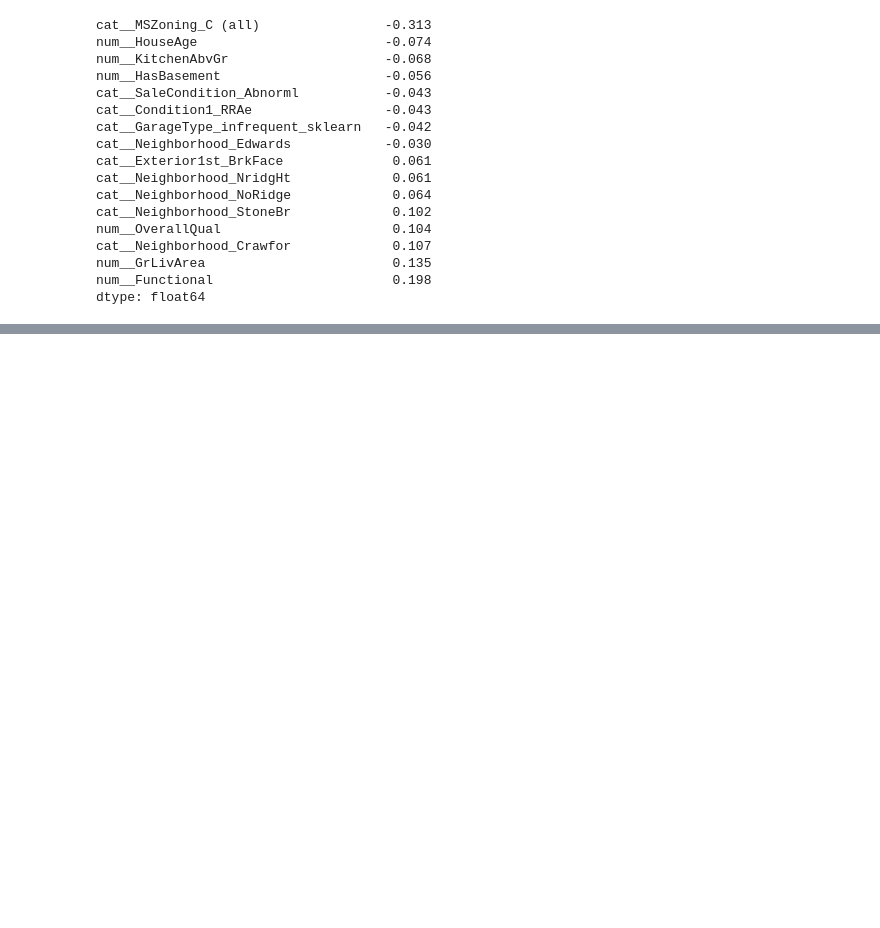
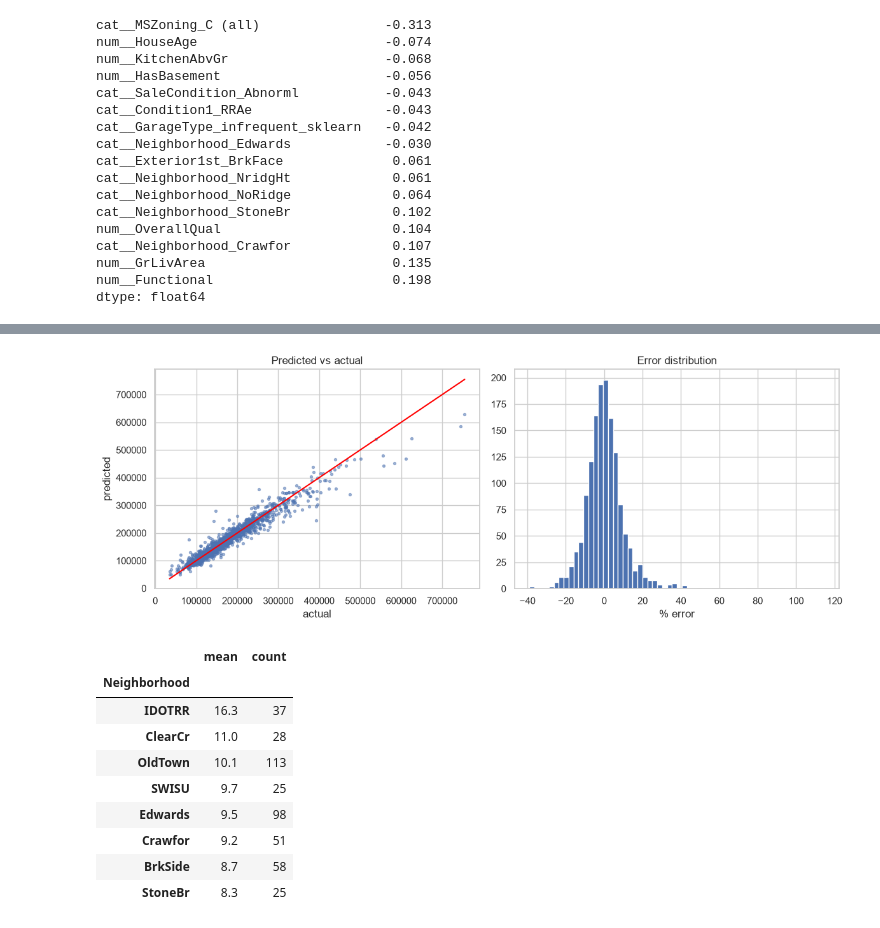
Before and after one commit to Hakimaj/house-prices-kaggle, a Jupyter notebook: notebooks/02_modeling.ipynb, the cells around one changed output, grey strips where cells are left out. Cells and saved outputs as stored; diff of their text form; code cells hidden in the pictures; blank space fills up the shorter version.

Commit message:
blend,final test

```diff
--- a/notebooks/02_modeling.ipynb
+++ b/notebooks/02_modeling.ipynb
@@ -176,0 +262,9 @@ dtype: float64
+# %%
+from sklearn.model_selection import RepeatedKFold, cross_val_score
+
+rcv = RepeatedKFold(n_splits=5, n_repeats=3, random_state=RANDOM_STATE)
+for name, m in [("gbr untuned", models["gbr"]), ("gbr tuned", search.best_estimator_)]:
+ s = -cross_val_score(m, X, y, cv=rcv, scoring="neg_root_mean_squared_error", n_jobs=-1)
+ print(f"{name:<12} {s.mean():.4f} +/- {s.std():.4f} (15 fits)")
+
+models["gbr_tuned"] = search.best_estimator_ # add it to the set we will blend in Step 12
@@ -176,0 +274,12 @@ dtype: float64
+# %%
+from src.cv import oof_predictions, blend_weights
+
+oof = oof_predictions(models, X, y) # one honest prediction per row per model
+print(oof.corr().round(3)) # how similar are the models' predictions?
+for name in oof:
+ print(f"{name:<12} OOF RMSE {rmse(y, oof[name]):.4f}")
+
+weights = blend_weights(oof, y)
+print("weights:", weights.round(3).to_dict())
+print("blend RMSE :", round(rmse(y, oof.values @ weights.values), 4))
+print("simple average :", round(rmse(y, oof.mean(axis=1)), 4))
@@ -176,0 +315,8 @@ dtype: float64
+# %%
+blend_dollars = np.expm1(oof.values @ weights.values)
+resid = pd.DataFrame({"Id": train_df["Id"], "Neighborhood": train_df["Neighborhood"],
+ "actual": train_df["SalePrice"], "predicted": blend_dollars})
+resid["pct_error"] = (resid["predicted"] - resid["actual"]) / resid["actual"] * 100
+
+worst = resid.reindex(resid["pct_error"].abs().sort_values(ascending=False).index).head(10)
+worst.round(0)
@@ -176,0 +335,23 @@ dtype: float64
+# %%
+fig, axes = plt.subplots(1, 2, figsize=(12, 4.5))
+axes[0].scatter(resid["actual"], resid["predicted"], s=8, alpha=.5)
+lim = [resid["actual"].min(), resid["actual"].max()]
+axes[0].plot(lim, lim, color="red"); axes[0].set(xlabel="actual", ylabel="predicted", title="Predicted vs actual")
+axes[1].hist(resid["pct_error"], bins=60); axes[1].set(xlabel="% error", title="Error distribution")
+plt.tight_layout(); plt.show()
+
+(resid.assign(abs_pct=resid["pct_error"].abs())
+ .groupby("Neighborhood")["abs_pct"].agg(["mean", "count"])
+ .sort_values("mean", ascending=False).head(8).round(1))
+# %% [output]
+[figure, added]
+|  | mean | count |
+| Neighborhood |  |  |
+| IDOTRR | 16.3 | 37 |
+| ClearCr | 11.0 | 28 |
+| OldTown | 10.1 | 113 |
+| SWISU | 9.7 | 25 |
+| Edwards | 9.5 | 98 |
+| Crawfor | 9.2 | 51 |
+| BrkSide | 8.7 | 58 |
+| StoneBr | 8.3 | 25 |
```
Also changed, not shown: parts of 11 cells of this notebook, 5 other files.
